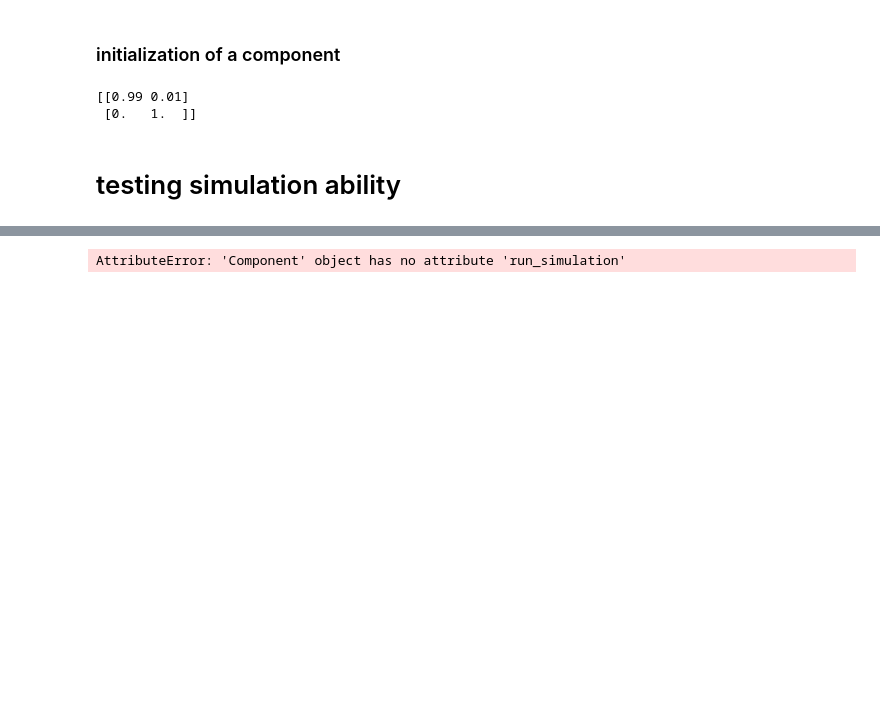
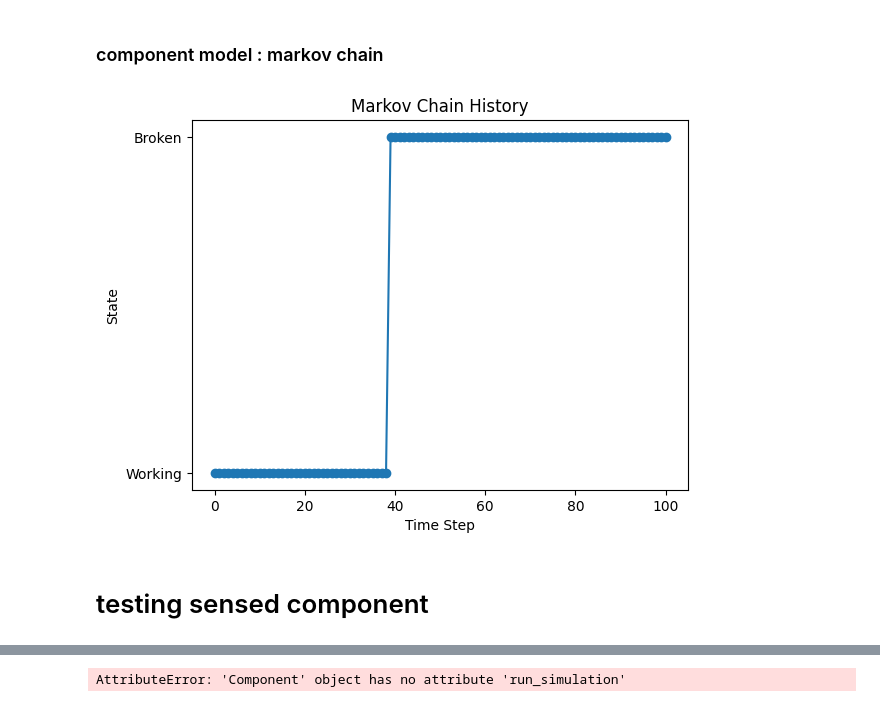
Before and after one commit to andreyaW/KISS, a Jupyter notebook: shipClass/object_test/comp_tests.ipynb, the cells around one changed output, grey strips where cells are left out. Saved outputs shown, nothing was run; the diff lists cells and outputs as text; code cells hidden in the pictures; blank space fills up the shorter version.

Commit message:
adding maintenance to model

```diff
--- a/shipClass/object_test/comp_tests.ipynb
+++ b/shipClass/object_test/comp_tests.ipynb
@@ -1,18 +1,20 @@
-# %% [markdown]
-### initialization of a component
+# %% [markdown]
+### component model : markov chain
 # %%
 import numpy as np
-
 
 from shipClass.Component import Component
 
 # setup the component as a Markov Chain
-states = {0: 'Working', 1: 'Broken'}
-transition_mat = np.array([[0.99, 0.01], [0, 1]])
+states = {0: 'Working',
+          1: 'Broken'}
+transition_mat = np.array([[0.99, 0.01],
+                           [0, 1]])
 
-c1 = Component("name", 100, states, transition_mat)
+c1 = Component("comp1", states, transition_mat)
+c1.simulate(100)
+c1.plotHistory()
 # %% [output]
-[[0.99 0.01]
- [0.   1.  ]]
+[figure, added]
 # %% [markdown]
-# testing simulation ability
+# testing sensed component
```
Also changed, not shown: parts of 7 cells of this notebook, 20 other files.
